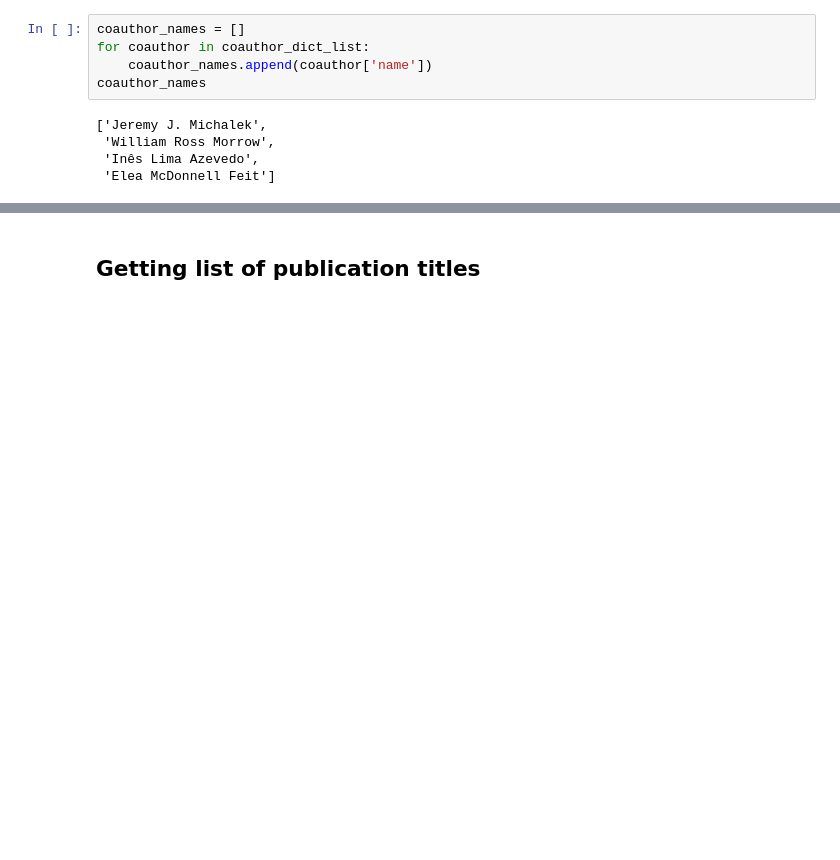
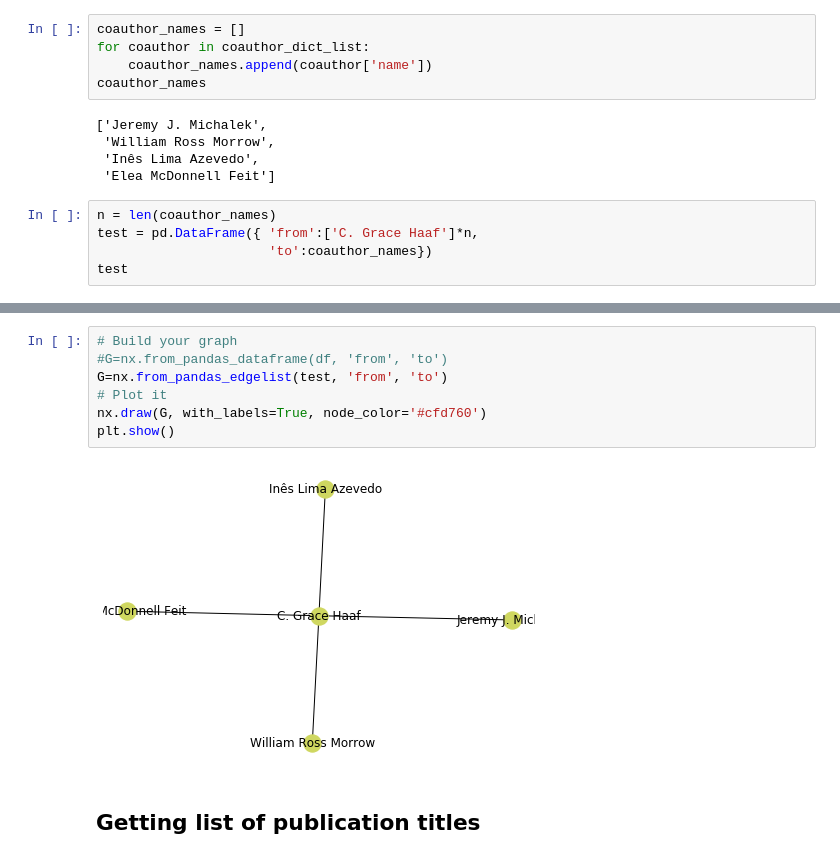
Before and after one commit to prakharrathi25/network_graph, a Jupyter notebook: scholarly.ipynb, the cells around one changed output, grey strips where cells are left out. Cells and saved outputs as stored; diff of their text form; blank space fills up the shorter version.

Commit message:
network graph explorations

```diff
--- a/scholarly.ipynb
+++ b/scholarly.ipynb
@@ -120,3 +126,8 @@ coauthor_names
  'William Ross Morrow',
  'Inês Lima Azevedo',
  'Elea McDonnell Feit']
+# %%
+n = len(coauthor_names)
+test = pd.DataFrame({ 'from':['C. Grace Haaf']*n,
+                      'to':coauthor_names})
+test
@@ -123,3 +140,12 @@ coauthor_names
+# %%
+# Build your graph
+#G=nx.from_pandas_dataframe(df, 'from', 'to')
+G=nx.from_pandas_edgelist(test, 'from', 'to')
+# Plot it
+nx.draw(G, with_labels=True, node_color='#cfd760')
+plt.show()
+# %% [output]
+[figure, added]
 # %% [markdown]
 ## Getting list of publication titles
 # %%
```
Also changed, not shown: parts of 3 cells of this notebook, 2 other files.
